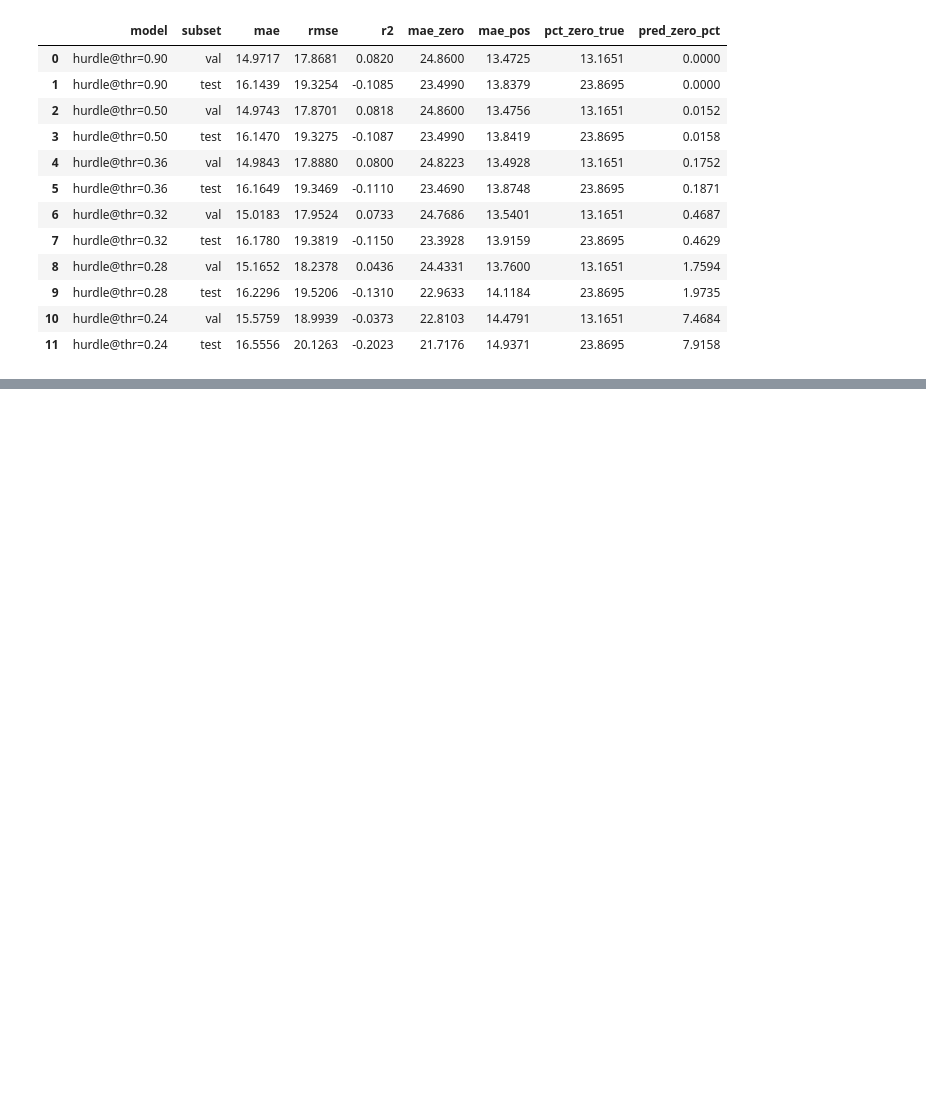
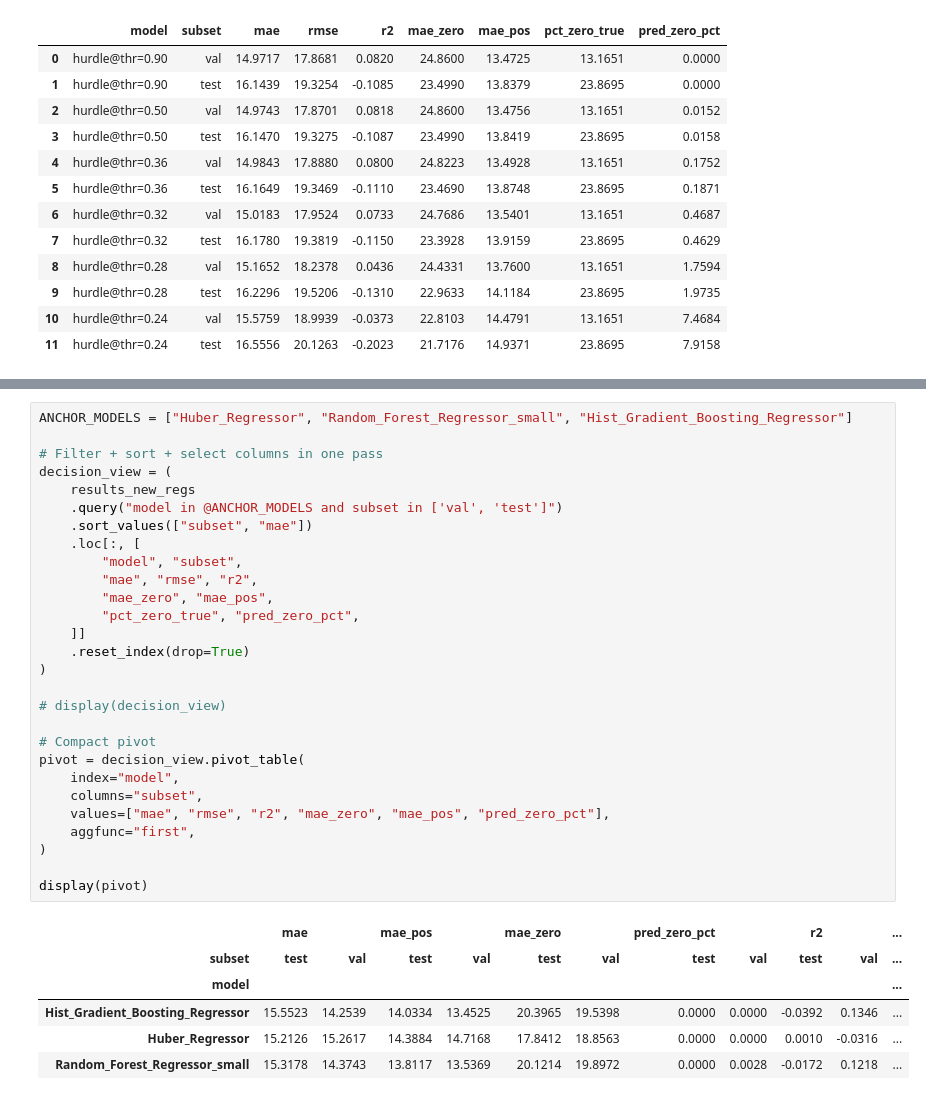
Before and after one commit to Daniel-ASG/PopForecast, a Jupyter notebook: notebooks/03_feature_engineering.ipynb, the cells around one changed output, grey strips where cells are left out. Saved outputs shown, nothing was run; the diff lists cells and outputs as text; blank space fills up the shorter version.

```diff
--- a/notebooks/03_feature_engineering.ipynb
+++ b/notebooks/03_feature_engineering.ipynb
@@ -2159,0 +2163,35 @@ display(sweep.sort_values("test_mae").head(5))
+# %%
+ANCHOR_MODELS = ["Huber_Regressor", "Random_Forest_Regressor_small", "Hist_Gradient_Boosting_Regressor"]
+
+# Filter + sort + select columns in one pass
+decision_view = (
+    results_new_regs
+    .query("model in @ANCHOR_MODELS and subset in ['val', 'test']")
+    .sort_values(["subset", "mae"])
+    .loc[:, [
+        "model", "subset",
+        "mae", "rmse", "r2",
+        "mae_zero", "mae_pos",
+        "pct_zero_true", "pred_zero_pct",
+    ]]
+    .reset_index(drop=True)
+)
+
+# display(decision_view)
+
+# Compact pivot
+pivot = decision_view.pivot_table(
+    index="model",
+    columns="subset",
+    values=["mae", "rmse", "r2", "mae_zero", "mae_pos", "pred_zero_pct"],
+    aggfunc="first",
+)
+
+display(pivot)
+# %% [output]
+|  | mae |  | mae_pos |  | mae_zero |  | pred_zero_pct |  | r2 |  | ... |
+| subset | test | val | test | val | test | val | test | val | test | val | ... |
+| model |  |  |  |  |  |  |  |  |  |  | ... |
+| Hist_Gradient_Boosting_Regressor | 15.5523 | 14.2539 | 14.0334 | 13.4525 | 20.3965 | 19.5398 | 0.0000 | 0.0000 | -0.0392 | 0.1346 | ... |
+| Huber_Regressor | 15.2126 | 15.2617 | 14.3884 | 14.7168 | 17.8412 | 18.8563 | 0.0000 | 0.0000 | 0.0010 | -0.0316 | ... |
+| Random_Forest_Regressor_small | 15.3178 | 14.3743 | 13.8117 | 13.5369 | 20.1214 | 19.8972 | 0.0000 | 0.0028 | -0.0172 | 0.1218 | ... |
```
Also changed, not shown: parts of 26 cells of this notebook, 1 other file.
